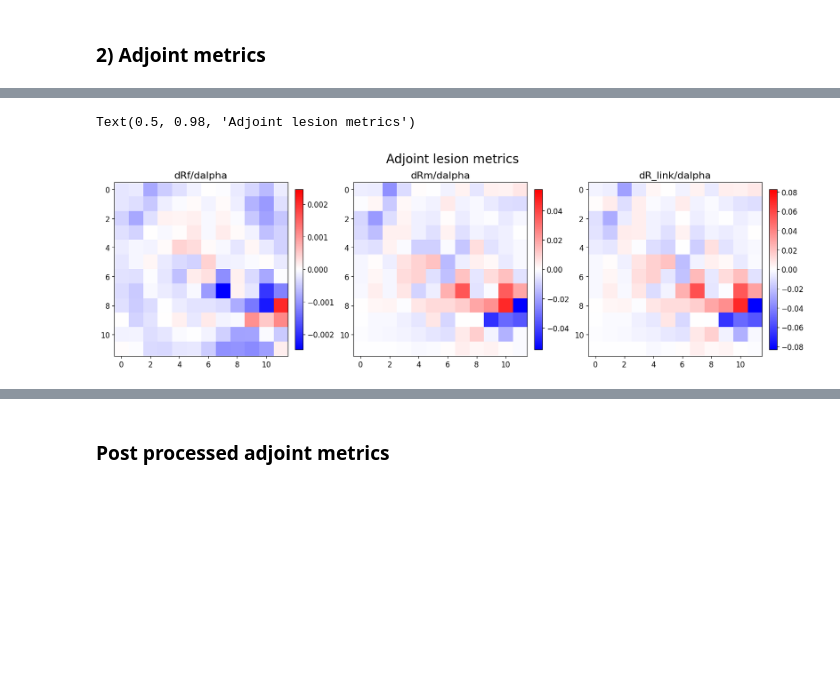
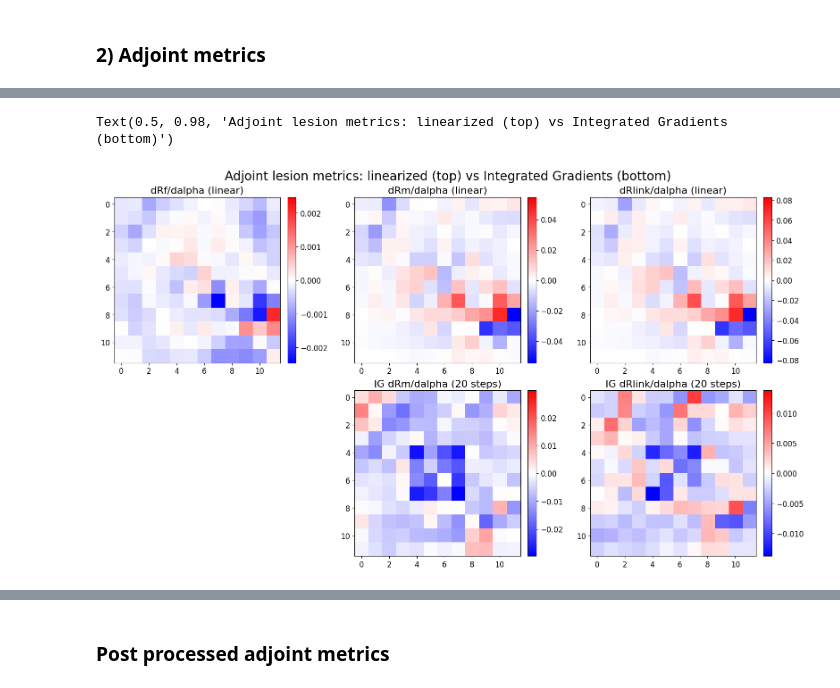
Before and after one commit to adamLastovka/KuramotoNeuralSimulations, a Jupyter notebook: Notebooks/05_metric_comparison.ipynb, the cells around one changed output, grey strips where cells are left out. Cells and saved outputs as stored; diff of their text form; code cells hidden in the pictures; blank space fills up the shorter version.

Commit message:
Implemented integrated gradient metric, updated lesion study findings

```diff
--- a/Notebooks/05_metric_comparison.ipynb
+++ b/Notebooks/05_metric_comparison.ipynb
@@ -273,30 +252,50 @@ Text(0.5, 0.98, 'Adjoint gradients')
 # %%
-from kuramoto.adjoint import grads_mean_r_link_alpha
+from kuramoto.adjoint import grads_mean_r_link_alpha, ig_mean_R_alpha, ig_mean_r_link_alpha
+from matplotlib.colors import CenteredNorm
+
+N_IG_STEPS = 20  # quadrature steps for Integrated Gradients
 
 alpha0 = jnp.zeros((sim.grid.N,), dtype=sim.params.K.dtype)
 dRf_dalpha = grads_final_R_alpha(sim.params, alpha0, sim.theta0, t0, t1, dt, ts=ts)
 dRm_dalpha = grads_mean_R_alpha(sim.params, alpha0, sim.theta0, t0, t1, dt, ts=ts)
 dR_link_dalpha = grads_mean_r_link_alpha(sim.params, alpha0, sim.theta0, t0, t1, dt, ts=ts)
 
-#Statistics
-print(f"  max |dRf/dalpha| = {float(np.max(np.abs(dRf_dalpha))):.6e}")
-print(f"  max |dRm/dalpha| = {float(np.max(np.abs(dRm_dalpha))):.6e}")
-print(f"  max |dRlink/dalpha| = {float(np.max(np.abs(dR_link_dalpha))):.6e}")
+# Integrated Gradients: nonlinear path integral from alpha=0 -> ones (full lesion)
+alpha_target = jnp.ones(sim.grid.N, dtype=sim.params.K.dtype)
+IG_dRm_dalpha = ig_mean_R_alpha(sim.params, alpha_target, sim.theta0, t0, t1, dt, ts=ts, n_steps=N_IG_STEPS)
+IG_dR_link_dalpha = ig_mean_r_link_alpha(sim.params, alpha_target, sim.theta0, t0, t1, dt, ts=ts, n_steps=N_IG_STEPS)
 
-#Plot
-fig,ax = plt.subplots(1,3,figsize=(16,5),constrained_layout=True)
-ax = ax.ravel()
+# Statistics
+print(f"  max |dRf/dalpha|         = {float(np.max(np.abs(dRf_dalpha))):.6e}")
+print(f"  max |dRm/dalpha|         = {float(np.max(np.abs(dRm_dalpha))):.6e}")
+print(f"  max |dRlink/dalpha|      = {float(np.max(np.abs(dR_link_dalpha))):.6e}")
+print(f"  max |IG_dRm/dalpha|      = {float(np.max(np.abs(IG_dRm_dalpha))):.6e}")
+print(f"  max |IG_dRlink/dalpha|   = {float(np.max(np.abs(IG_dR_link_dalpha))):.6e}")
 
-im = ax[0].imshow(dRf_dalpha.reshape(grid_shape), norm=CenteredNorm(), cmap="bwr")
-ax[0].set_title("dRf/dalpha")
-fig.colorbar(im,ax=ax[0],fraction=0.046, pad=0.04)
+# ── Plot: linearized metrics (row 0) vs IG metrics (row 1) ───────────────────
+fig, axs = plt.subplots(2, 3, figsize=(16, 9), constrained_layout=True)
 
-im = ax[1].imshow(dRm_dalpha.reshape(grid_shape), norm=CenteredNorm(), cmap="bwr")
-ax[1].set_title("dRm/dalpha")
-fig.colorbar(im,ax=ax[1],fraction=0.046, pad=0.04)
+im = axs[0, 0].imshow(dRf_dalpha.reshape(grid_shape), norm=CenteredNorm(), cmap="bwr")
+axs[0, 0].set_title("dRf/dalpha (linear)")
+fig.colorbar(im, ax=axs[0, 0], fraction=0.046, pad=0.04)
 
-im = ax[2].imshow(dR_link_dalpha.reshape(grid_shape), norm=CenteredNorm(), cmap="bwr")
-ax[2].set_title("dR_link/dalpha")
-fig.colorbar(im,ax=ax[2],fraction=0.046, pad=0.04)
-fig.suptitle("Adjoint lesion metrics")
+im = axs[0, 1].imshow(dRm_dalpha.reshape(grid_shape), norm=CenteredNorm(), cmap="bwr")
+axs[0, 1].set_title("dRm/dalpha (linear)")
+fig.colorbar(im, ax=axs[0, 1], fraction=0.046, pad=0.04)
+
+im = axs[0, 2].imshow(dR_link_dalpha.reshape(grid_shape), norm=CenteredNorm(), cmap="bwr")
+axs[0, 2].set_title("dRlink/dalpha (linear)")
+fig.colorbar(im, ax=axs[0, 2], fraction=0.046, pad=0.04)
+
+axs[1, 0].set_visible(False)  # no IG equivalent for Rf
+
+im = axs[1, 1].imshow(IG_dRm_dalpha.reshape(grid_shape), norm=CenteredNorm(), cmap="bwr")
+axs[1, 1].set_title(f"IG dRm/dalpha ({N_IG_STEPS} steps)")
+fig.colorbar(im, ax=axs[1, 1], fraction=0.046, pad=0.04)
+
+im = axs[1, 2].imshow(IG_dR_link_dalpha.reshape(grid_shape), norm=CenteredNorm(), cmap="bwr")
+axs[1, 2].set_title(f"IG dRlink/dalpha ({N_IG_STEPS} steps)")
+fig.colorbar(im, ax=axs[1, 2], fraction=0.046, pad=0.04)
+
+fig.suptitle("Adjoint lesion metrics: linearized (top) vs Integrated Gradients (bottom)")
 # %% [output]
@@ -306,5 +307,5 @@ fig.suptitle("Adjoint lesion metrics")
-Text(0.5, 0.98, 'Adjoint lesion metrics')
+Text(0.5, 0.98, 'Adjoint lesion metrics: linearized (top) vs Integrated Gradients (bottom)')
-[figure, old version]
+[figure, new version]
 # %%
 # Verify lesion grads with finite difference
 from kuramoto.adjoint import finite_diff_dJ_dalpha, mean_order_parameter, final_order_parameter
```
Also changed, not shown: parts of 8 cells of this notebook, 4 other files.
